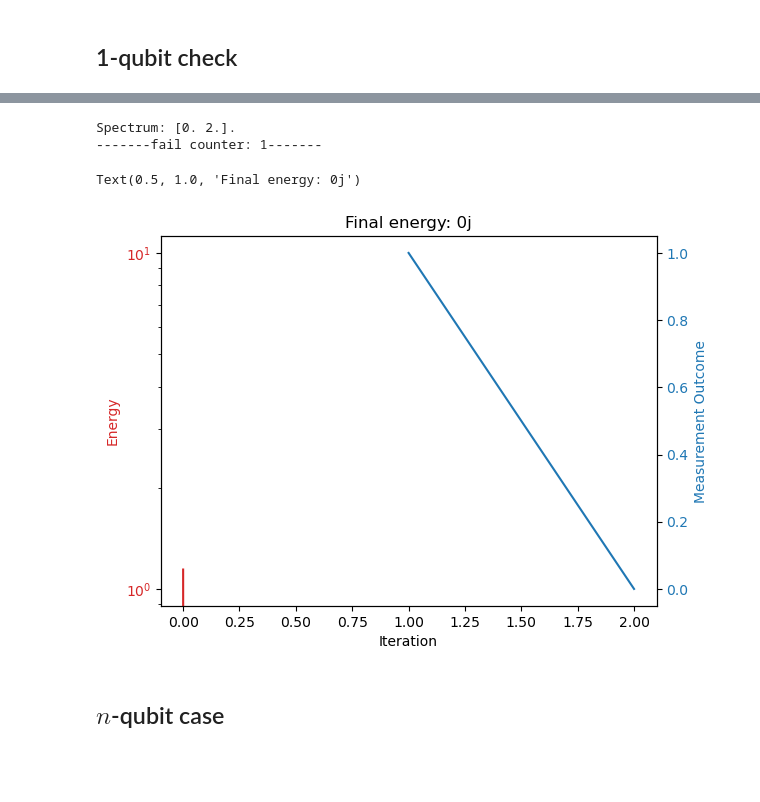
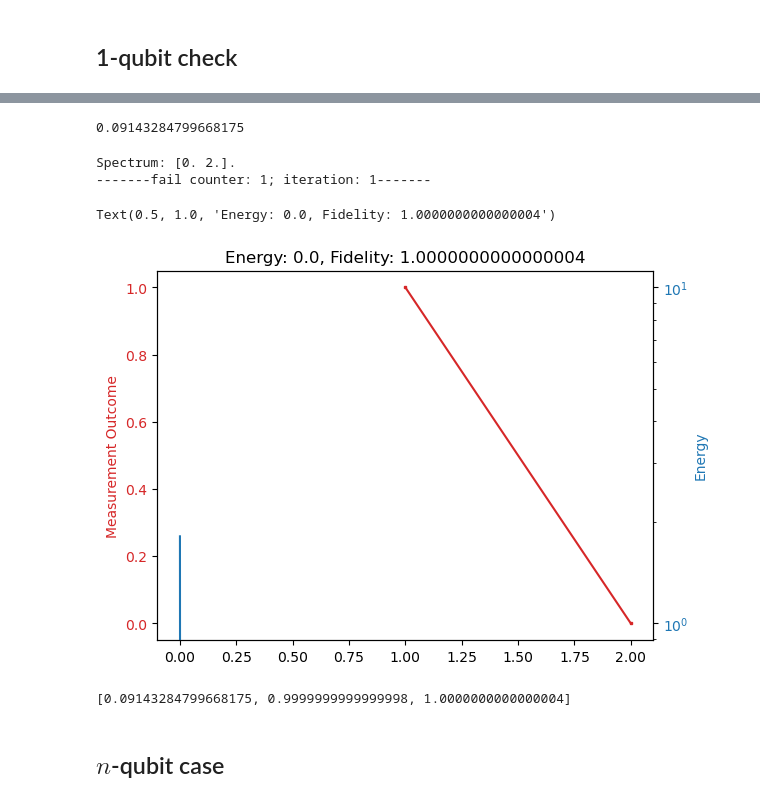
Before and after one commit to sajantanand/Heralded-ITE, a Jupyter notebook: one_term_HITE.ipynb, the cells around one changed output, grey strips where cells are left out. Saved outputs shown, nothing was run; the diff lists cells and outputs as text; code cells hidden in the pictures; blank space fills up the shorter version.

Commit message:
Notebook with fidelity

```diff
--- a/one_term_HITE.ipynb
+++ b/one_term_HITE.ipynb
@@ -158,12 +158,15 @@ def HITE(psi, beta, H, max_iter, adaptive=True, force_fail=False, verbose=False,
         np.random.seed(seed)
     d = H.shape[0]
     L, U = np.linalg.eigh(H) # Energy eigenbasis
+    GS = U[:,0]
 
     # Shift spectrum of H to be non-negative with GS energy being 0
     H_diag = np.diag(L)
     H_diag -= np.min(L) * np.eye(d)
 
     print(f"Spectrum: {np.diag(H_diag)}.")
+    assert np.isclose(GS.conj().T @ H @ GS, np.min(L))
+
     # Make gamma = e^{-beta H_diag)
     gamma = sp.linalg.expm(-beta * H_diag)
     U_gamma = np.zeros((2*d,2*d), dtype=gamma.dtype)
@@ -173,7 +176,11 @@ def HITE(psi, beta, H, max_iter, adaptive=True, force_fail=False, verbose=False,
     assert np.isclose(np.linalg.norm(U_gamma @ U_gamma.conj().T - np.eye(2*d)), 0.0)
 
     psi = U.conj().T @ psi # Move to energy eigenbasis
+    GS_E = U.conj().T @ GS # GS in energy eigenbasis. Should just be [1,0,0,...]
+    assert np.isclose(GS_E[0], 1)
+
     Es = [psi.conj().T @ H_diag @ psi] # Initial energy
+    Fs = [np.abs(psi[0])**2]
     if verbose:
         print(f"Energy at iteration {0}: {Es[-1]}.")
 
@@ -218,11 +225,15 @@ def HITE(psi, beta, H, max_iter, adaptive=True, force_fail=False, verbose=False,
             fail_count += 1
             print(f"-------fail counter: {fail_count}; iteration: {i}-------")
         Es.append(psi.conj().T @ H_diag @ psi)
+        Fs.append(np.abs(psi[0])**2)
         if verbose:
             print(f"Energy at iteration {i}: {Es[-1]}.")
         if len(Es) > 1 and np.abs(Es[-1] - Es[-2]) < 1.e-8:
             break
-    return Es, mos, U @ psi
+    if np.isclose(Es[-1], 0):
+        assert np.isclose(np.abs(GS.conj().T @ (U @ psi)), 1.0)
+        assert np.isclose((U @ psi).conj().T @ H @ (U @ psi), np.min(L))
+    return Es, Fs, mos, U @ psi
 # %% [markdown]
 ## 1-qubit check
 # %%
@@ -234,26 +245,35 @@ print(psi)
+# %%
+np.abs(psi[1])**2
+# %% [output]
+0.09143284799668175
 # %%
-Es, mos = HITE(psi, 1, Y, 100)
+Es, Fs, mos, _ = HITE(psi, 1, Z, 100, seed=-1)
 fig = plt.figure()
 
 ax = fig.gca()
 color = 'tab:red'
-ax.plot(Es, color=color)
-ax.set_xlabel('Iteration')
-ax.set_ylabel('Energy', color=color)
-ax.set_yscale('log')
+ax.plot(np.arange(1, len(mos)+1), np.array(mos), marker='s', markersize=2, color=color)
+ax.set_ylabel('Measurement Outcome', color=color)
 ax.tick_params(axis='y', labelcolor=color)
 
 ax2 = ax.twinx()
 color = 'tab:blue'
-ax2.plot(np.arange(1, len(mos)+1), np.array(mos), color=color)
-ax2.set_ylabel('Measurement Outcome', color=color)
+ax2.plot(Es, color=color)
+ax2.set_xlabel('Iteration')
+ax2.set_ylabel('Energy', color=color)
+ax2.set_yscale('log')
+
 ax2.tick_params(axis='y', labelcolor=color)
-ax.set_title(f"Final energy: {Es[-1]}")
+ax.set_title(f"Energy: {Es[-1].real}, Fidelity: {Fs[-1]}")
 # %% [output]
 Spectrum: [0. 2.].
--------fail counter: 1-------
+-------fail counter: 1; iteration: 1-------
-Text(0.5, 1.0, 'Final energy: 0j')
+Text(0.5, 1.0, 'Energy: 0.0, Fidelity: 1.0000000000000004')
-[figure, old version]
+[figure, new version]
+# %%
+Fs
+# %% [output]
+[0.09143284799668175, 0.9999999999999998, 1.0000000000000004]
 # %%
 plt.close('all')
 # %% [markdown]
```
Also changed, not shown: parts of 12 cells of this notebook.
